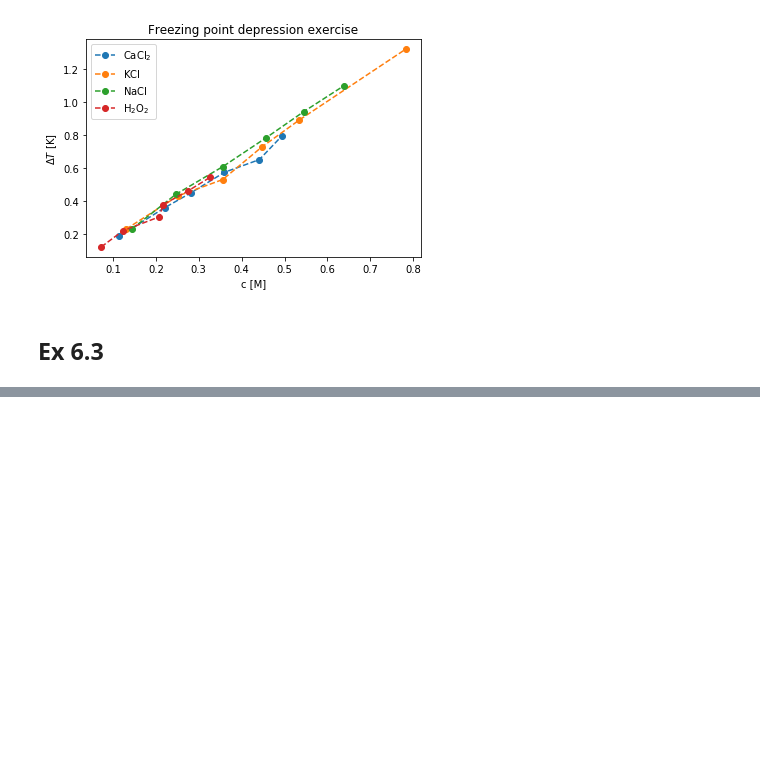
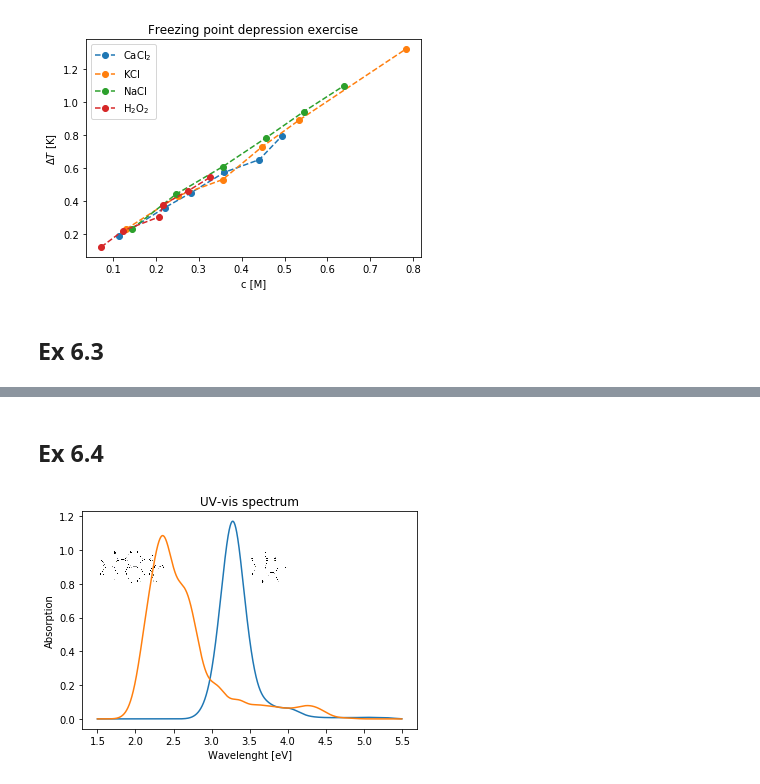
Before and after one commit to Melisius/Scientific-Python-for-Chemists-SDU, a Jupyter notebook: notebooks/Solutions_6.ipynb, the cells around one changed output, grey strips where cells are left out. Drawn from its saved outputs; the diff is of its cells as text; code cells hidden in the pictures; blank space fills up the shorter version.

```diff
--- a/notebooks/Solutions_6.ipynb
+++ b/notebooks/Solutions_6.ipynb
@@ -64,0 +85,21 @@ plt.show()
+# %% [markdown]
+## Ex 6.4
+# %%
+import numpy as np
+import matplotlib.pyplot as plt
+
+pnp1_data = np.genfromtxt("data/pnp1_spec.csv",delimiter=";")
+pnp2_data = np.genfromtxt("data/pnp2_spec.csv",delimiter=";")
+pnp1_img = plt.imread("data/PNP1.tif")
+pnp2_img = plt.imread("data/PNP2.tif")
+
+plt.plot(pnp1_data[:,0], pnp1_data[:,1])
+plt.imshow(pnp1_img, aspect="auto", extent=(3.5, 4.0, 0.8, 1.0))
+plt.imshow(pnp2_img, aspect="auto", extent=(1.52, 2.4, 0.8, 1.0))
+plt.plot(pnp2_data[:,0], pnp2_data[:,1])
+plt.title("UV-vis spectrum")
+plt.xlabel("Wavelenght [eV]")
+plt.ylabel("Absorption")
+plt.show()
+# %% [output]
+[figure, added]
```
Also changed, not shown: parts of 4 cells of this notebook, 6 other files.
